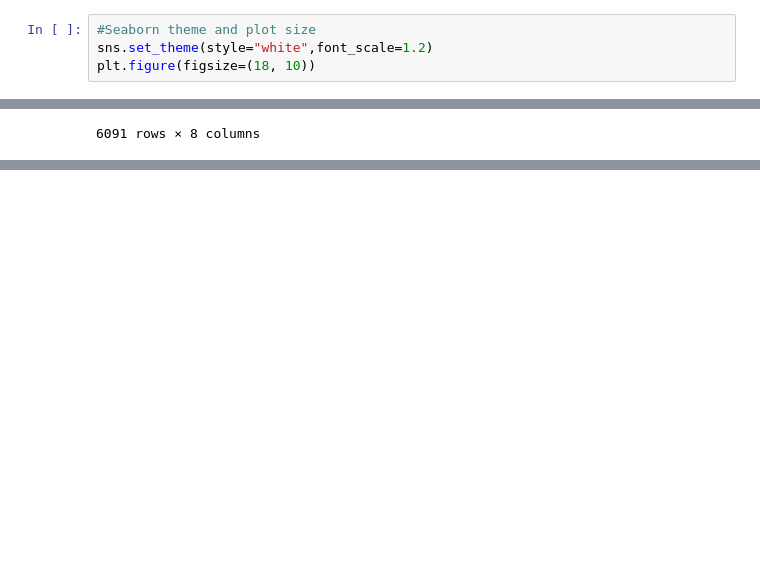
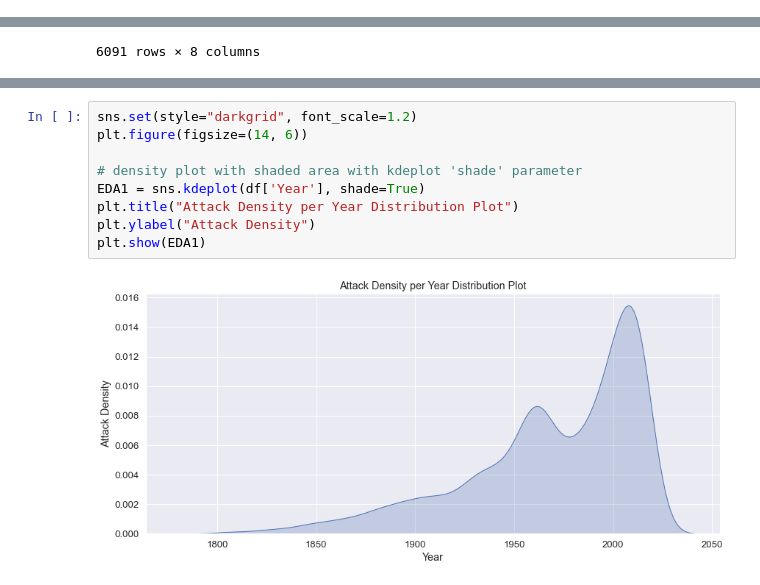
Before and after one commit to data301-2021-summer2/project-group33, a Jupyter notebook: analysis/ThomasDietrich/Milestone2.ipynb, the cells around one changed output, grey strips where cells are left out. Saved outputs shown, nothing was run; the diff lists cells and outputs as text; blank space fills up the shorter version.

```diff
--- a/analysis/ThomasDietrich/Milestone2.ipynb
+++ b/analysis/ThomasDietrich/Milestone2.ipynb
@@ -5,7 +5,3 @@ import numpy as np
 import matplotlib.pyplot as plt
 import seaborn as sns
 %matplotlib inline
-# %%
-#Seaborn theme and plot size
-sns.set_theme(style="white",font_scale=1.2)
-plt.figure(figsize=(18, 10))
@@ -59,0 +68,11 @@ ImportError: cannot import name 'project_functions' from 'scripts' (unknown loca
+# %%
+sns.set(style="darkgrid", font_scale=1.2)
+plt.figure(figsize=(14, 6))
+
+# density plot with shaded area with kdeplot 'shade' parameter
+EDA1 = sns.kdeplot(df['Year'], shade=True)
+plt.title("Attack Density per Year Distribution Plot")
+plt.ylabel("Attack Density")
+plt.show(EDA1)
+# %% [output]
+[figure, added]
```
Also changed, not shown: parts of 11 cells of this notebook, 1 other file.
